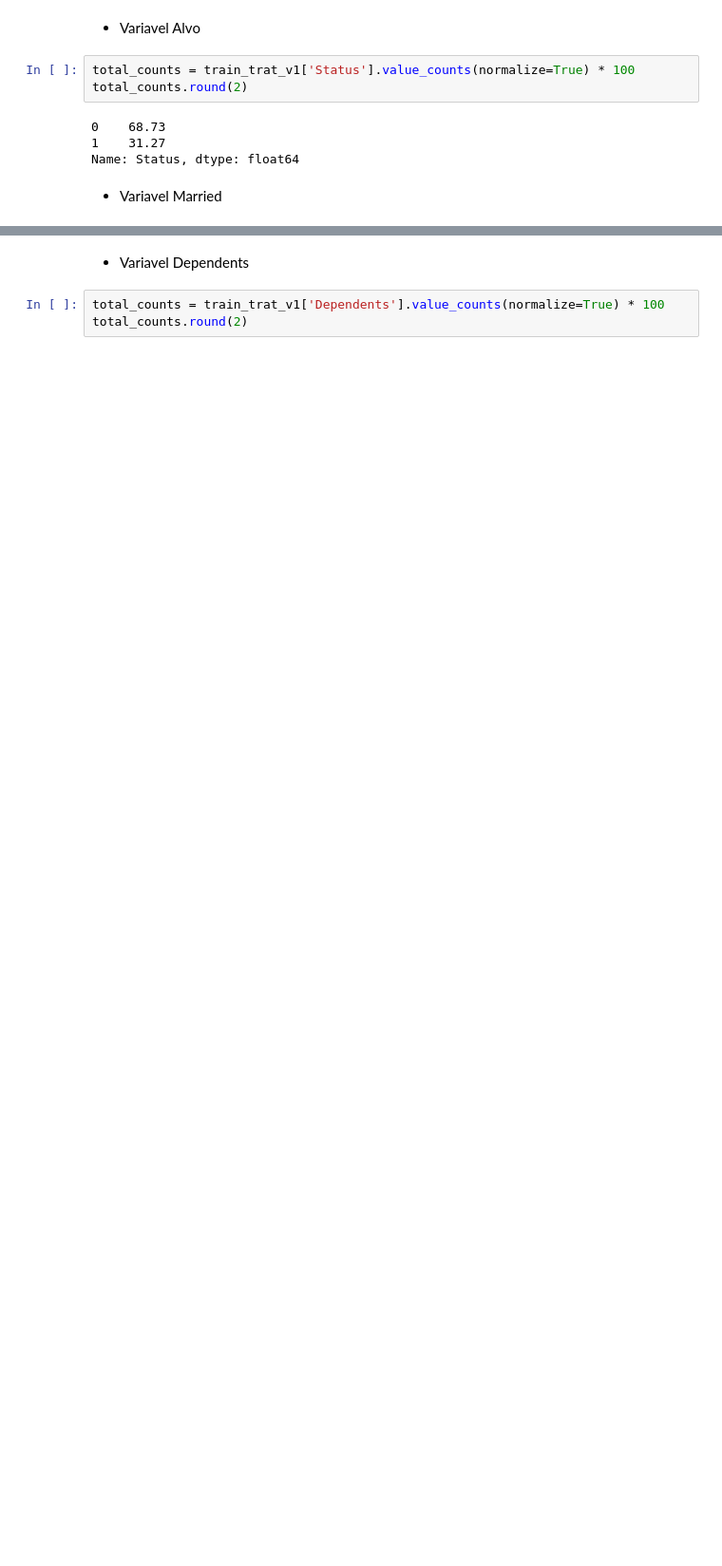
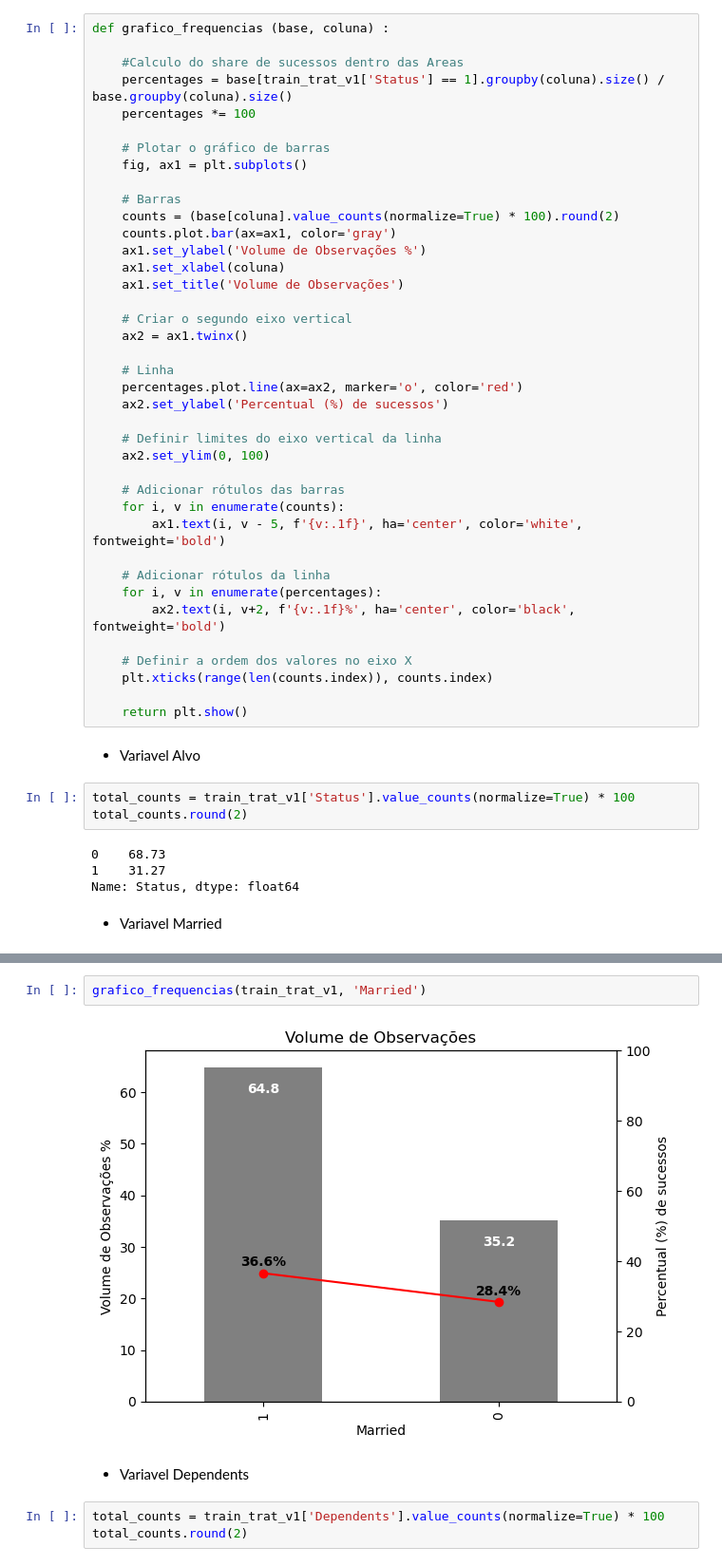
Before and after one commit to vitor-tgomes/loan_dataset_analysis, a Jupyter notebook: Loan_ead_v1.ipynb, the cells around one changed output, grey strips where cells are left out. Shown at 95% size. Drawn from its saved outputs; the diff is of its cells as text; blank space fills up the shorter version.

Commit message:
v4 - frequencias refeitas

```diff
--- a/Loan_ead_v1.ipynb
+++ b/Loan_ead_v1.ipynb
@@ -152,6 +132,45 @@ train_trat_v1.describe()
 | max | 1.000000 | 3.000000 | 1.000000 | 8.100000e+06 | 4.166700e+06 | 7.000000e+07 | 1.000000 | ... |
 # %% [markdown]
 ## Frequência - Variáveis binárias/quali
+# %%
+def grafico_frequencias (base, coluna) :
+
+    #Calculo do share de sucessos dentro das Areas
+    percentages = base[train_trat_v1['Status'] == 1].groupby(coluna).size() / base.groupby(coluna).size()
+    percentages *= 100
+
+    # Plotar o gráfico de barras
+    fig, ax1 = plt.subplots()
+
+    # Barras
+    counts = (base[coluna].value_counts(normalize=True) * 100).round(2)
+    counts.plot.bar(ax=ax1, color='gray')
+    ax1.set_ylabel('Volume de Observações %')
+    ax1.set_xlabel(coluna)
+    ax1.set_title('Volume de Observações')
+
+    # Criar o segundo eixo vertical
+    ax2 = ax1.twinx()
+
+    # Linha
+    percentages.plot.line(ax=ax2, marker='o', color='red')
+    ax2.set_ylabel('Percentual (%) de sucessos')
+
+    # Definir limites do eixo vertical da linha
+    ax2.set_ylim(0, 100)
+
+    # Adicionar rótulos das barras
+    for i, v in enumerate(counts):
+        ax1.text(i, v - 5, f'{v:.1f}', ha='center', color='white', fontweight='bold')
+
+    # Adicionar rótulos da linha
+    for i, v in enumerate(percentages):
+        ax2.text(i, v+2, f'{v:.1f}%', ha='center', color='black', fontweight='bold')
+
+    # Definir a ordem dos valores no eixo X
+    plt.xticks(range(len(counts.index)), counts.index)
+
+    return plt.show()
 # %% [markdown]
 - Variavel Alvo
 # %%
@@ -188,3 +194,7 @@ Name: Married, dtype: float64
+# %%
+grafico_frequencias(train_trat_v1, 'Married')
+# %% [output]
+[figure, added]
 # %% [markdown]
 - Variavel Dependents
 # %%
```
Also changed, not shown: parts of 29 cells of this notebook.
